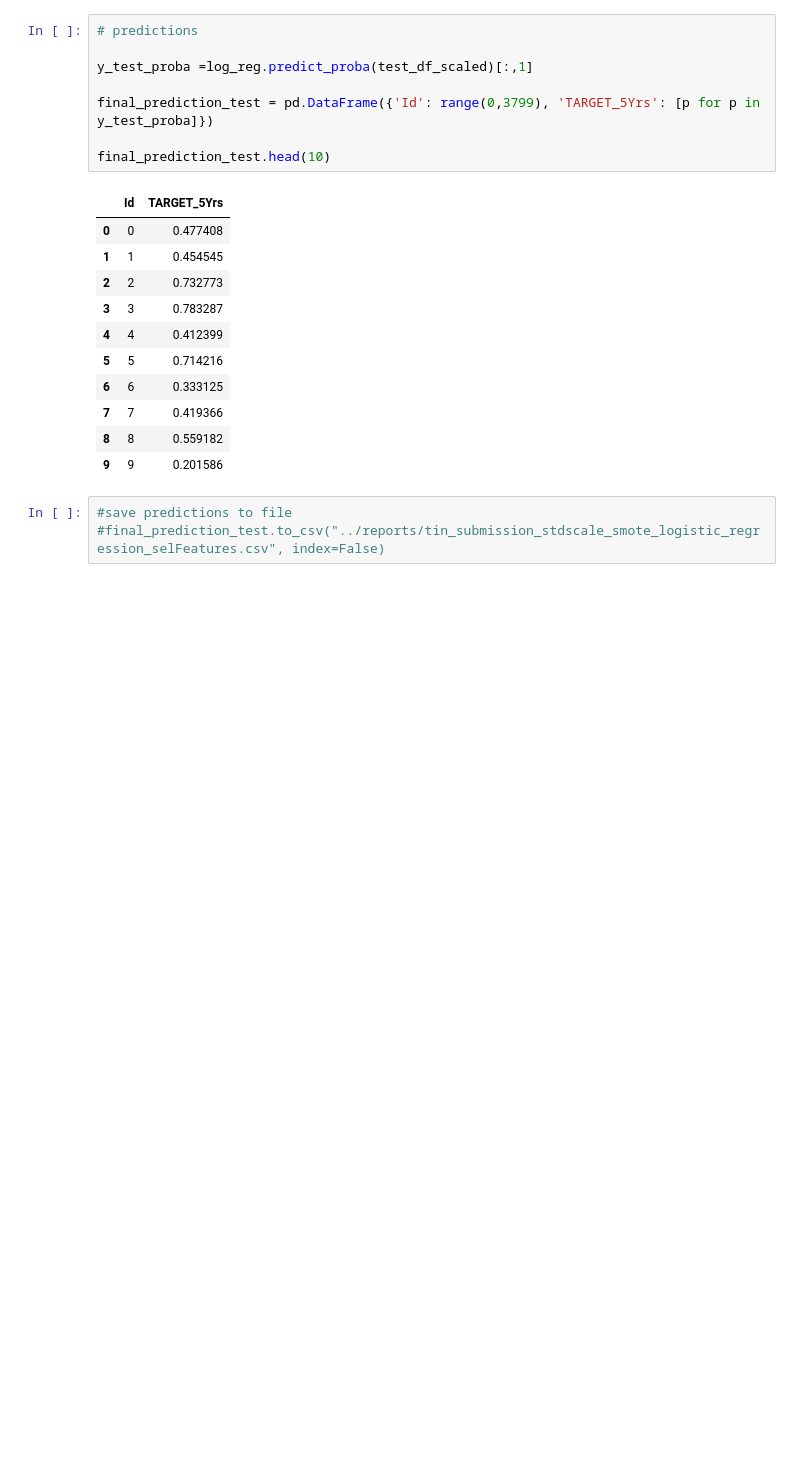
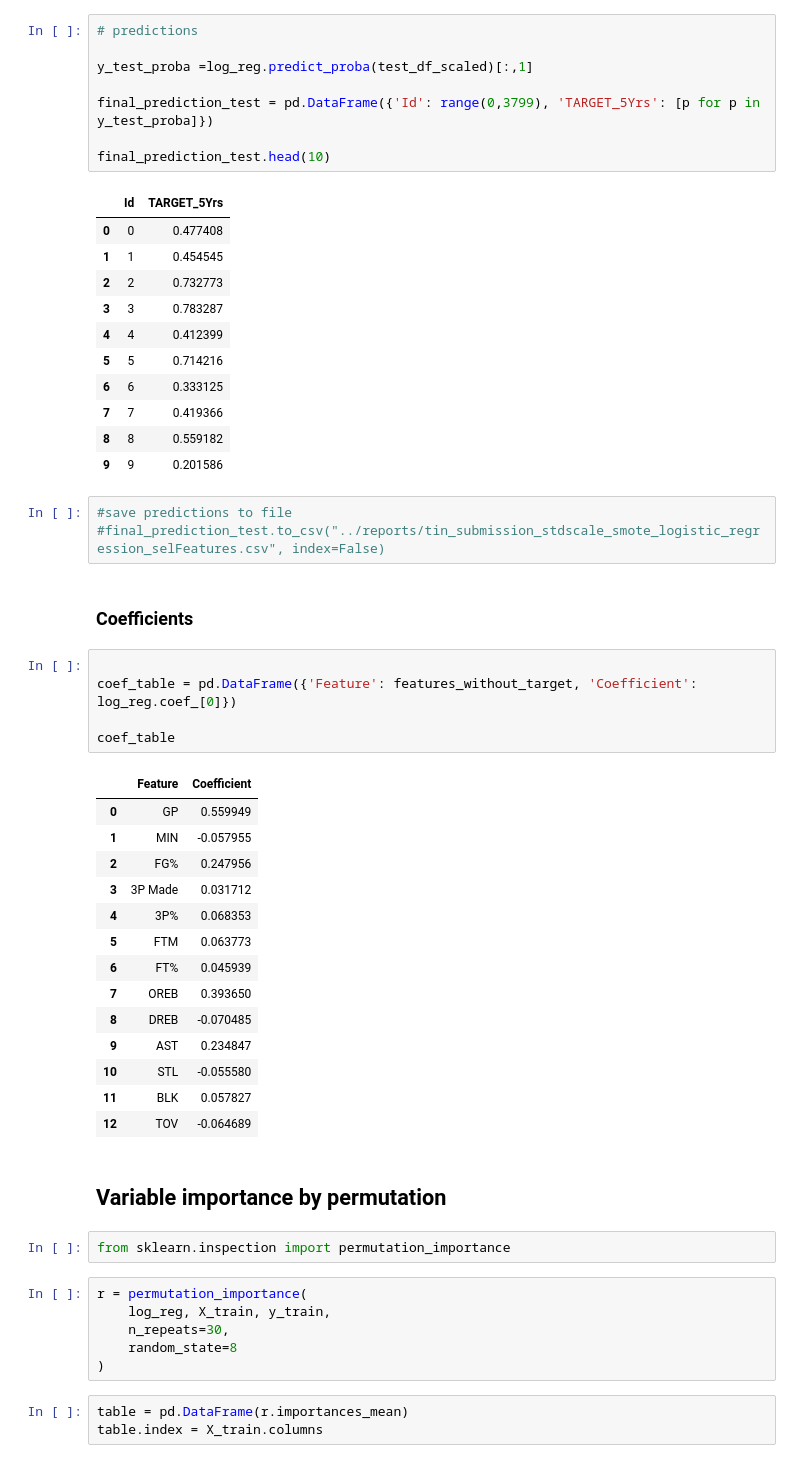
Before and after one commit to adv-dsi-group4/nba-career-prediction, a Jupyter notebook: notebooks/_Final_draft_logistic_regression_stdScaling_SMOTE_selectFeatures-Copy1.ipynb, the cells around one changed output. Saved outputs shown, nothing was run; the diff lists cells and outputs as text; blank space fills up the shorter version.

```diff
--- a/notebooks/_Final_draft_logistic_regression_stdScaling_SMOTE_selectFeatures-Copy1.ipynb
+++ b/notebooks/_Final_draft_logistic_regression_stdScaling_SMOTE_selectFeatures-Copy1.ipynb
@@ -229,3 +265,38 @@ final_prediction_test.head(10)
 # %%
 #save predictions to file
 #final_prediction_test.to_csv("../reports/tin_submission_stdscale_smote_logistic_regression_selFeatures.csv", index=False)
+# %% [markdown]
+### Coefficients
+# %%
+
+coef_table = pd.DataFrame({'Feature': features_without_target, 'Coefficient': log_reg.coef_[0]})
+
+coef_table
+# %% [output]
+|  | Feature | Coefficient |
+| 0 | GP | 0.559949 |
+| 1 | MIN | -0.057955 |
+| 2 | FG% | 0.247956 |
+| 3 | 3P Made | 0.031712 |
+| 4 | 3P% | 0.068353 |
+| 5 | FTM | 0.063773 |
+| 6 | FT% | 0.045939 |
+| 7 | OREB | 0.393650 |
+| 8 | DREB | -0.070485 |
+| 9 | AST | 0.234847 |
+| 10 | STL | -0.055580 |
+| 11 | BLK | 0.057827 |
+| 12 | TOV | -0.064689 |
+# %% [markdown]
+## Variable importance by permutation
+# %%
+from sklearn.inspection import permutation_importance
+# %%
+r = permutation_importance(
+    log_reg, X_train, y_train,
+    n_repeats=30,
+    random_state=8
+)
+# %%
+table = pd.DataFrame(r.importances_mean)
+table.index = X_train.columns
```
Also changed, not shown: parts of 5 cells of this notebook, 1 other file.
